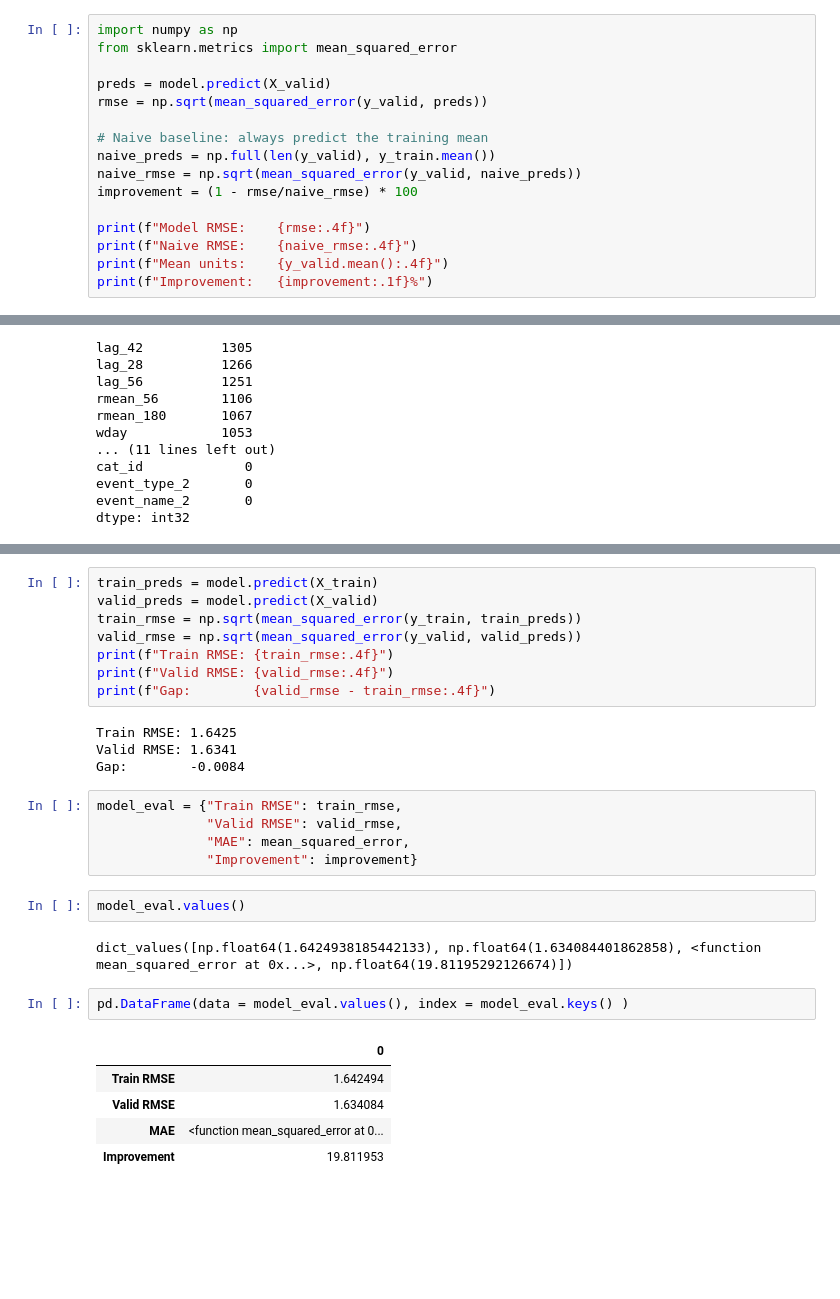
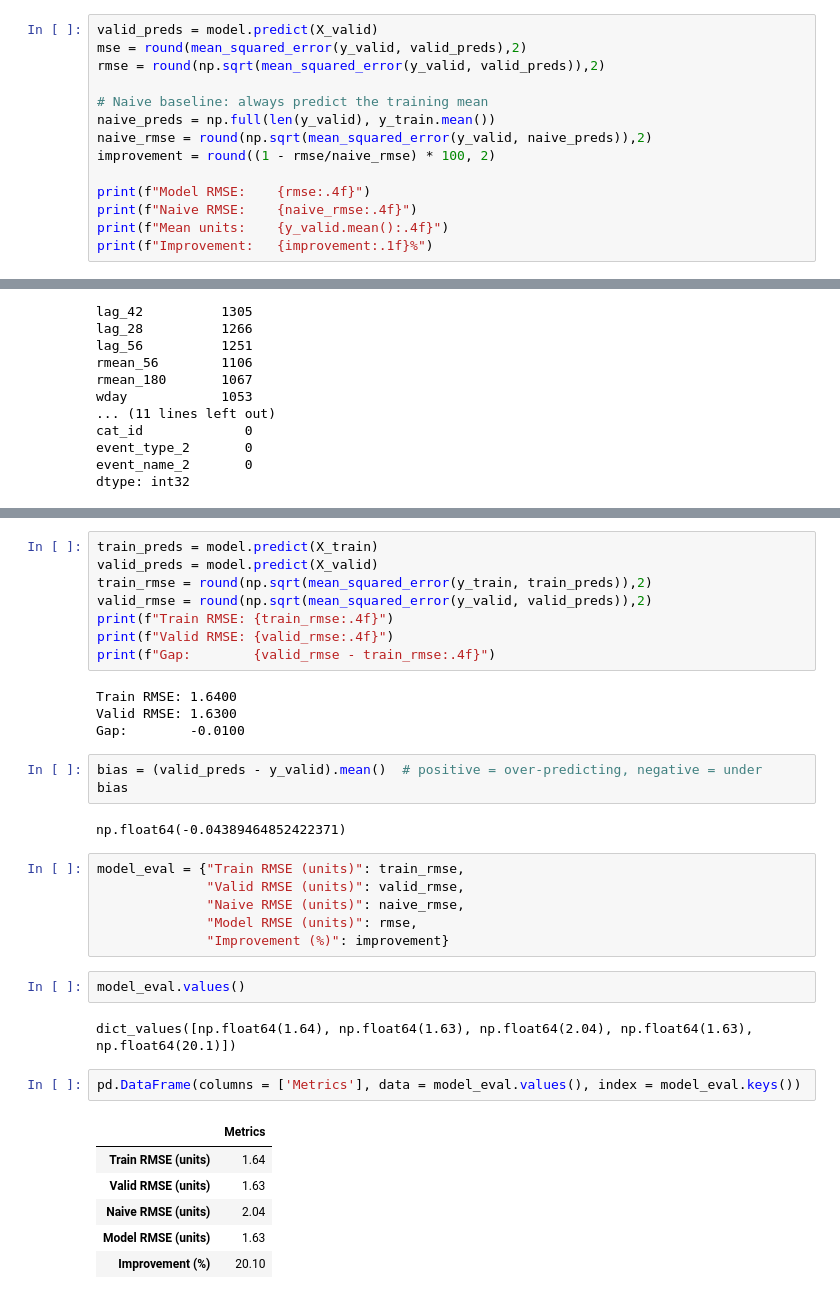
Before and after one commit to Hassan3924/M5-Forecasting, a Jupyter notebook: main.ipynb, the cells around one changed output, grey strips where cells are left out. Saved outputs shown, nothing was run; the diff lists cells and outputs as text; blank space fills up the shorter version.

Commit message:
Training the model further:

```diff
--- a/main.ipynb
+++ b/main.ipynb
@@ -1139,16 +1082,14 @@ Early stopping, best iteration is:
 LGBMRegressor(colsample_bytree=0.8, learning_rate=0.05, n_estimators=1000,
               n_jobs=-1, num_leaves=127, random_state=42, subsample=0.8)
 # %%
-import numpy as np
-from sklearn.metrics import mean_squared_error
-
-preds = model.predict(X_valid)
-rmse = np.sqrt(mean_squared_error(y_valid, preds))
+valid_preds = model.predict(X_valid)
+mse = round(mean_squared_error(y_valid, valid_preds),2)
+rmse = round(np.sqrt(mean_squared_error(y_valid, valid_preds)),2)
 
 # Naive baseline: always predict the training mean
 naive_preds = np.full(len(y_valid), y_train.mean())
-naive_rmse = np.sqrt(mean_squared_error(y_valid, naive_preds))
-improvement = (1 - rmse/naive_rmse) * 100
+naive_rmse = round(np.sqrt(mean_squared_error(y_valid, naive_preds)),2)
+improvement = round((1 - rmse/naive_rmse) * 100, 2)
 
 print(f"Model RMSE:    {rmse:.4f}")
 print(f"Naive RMSE:    {naive_rmse:.4f}")
@@ -1207,29 +1153,36 @@ dtype: int32
 # %%
 train_preds = model.predict(X_train)
 valid_preds = model.predict(X_valid)
-train_rmse = np.sqrt(mean_squared_error(y_train, train_preds))
-valid_rmse = np.sqrt(mean_squared_error(y_valid, valid_preds))
+train_rmse = round(np.sqrt(mean_squared_error(y_train, train_preds)),2)
+valid_rmse = round(np.sqrt(mean_squared_error(y_valid, valid_preds)),2)
 print(f"Train RMSE: {train_rmse:.4f}")
 print(f"Valid RMSE: {valid_rmse:.4f}")
 print(f"Gap:        {valid_rmse - train_rmse:.4f}")
 # %% [output]
-Train RMSE: 1.6425
-Valid RMSE: 1.6341
-Gap:        -0.0084
+Train RMSE: 1.6400
+Valid RMSE: 1.6300
+Gap:        -0.0100
+# %%
+bias = (valid_preds - y_valid).mean()  # positive = over-predicting, negative = under
+bias
+# %% [output]
+np.float64(-0.04389464852422371)
 # %%
-model_eval = {"Train RMSE": train_rmse,
-              "Valid RMSE": valid_rmse,
-              "MAE": mean_squared_error,
-              "Improvement": improvement}
+model_eval = {"Train RMSE (units)": train_rmse,
+              "Valid RMSE (units)": valid_rmse,
+              "Naive RMSE (units)": naive_rmse,
+              "Model RMSE (units)": rmse,
+              "Improvement (%)": improvement}
 # %%
 model_eval.values()
 # %% [output]
-dict_values([np.float64(1.6424938185442133), np.float64(1.634084401862858), <function mean_squared_error at 0x...>, np.float64(19.81195292126674)])
+dict_values([np.float64(1.64), np.float64(1.63), np.float64(2.04), np.float64(1.63), np.float64(20.1)])
 # %%
-pd.DataFrame(data = model_eval.values(), index = model_eval.keys() )
+pd.DataFrame(columns = ['Metrics'], data = model_eval.values(), index = model_eval.keys())
 # %% [output]
-|  | 0 |
-| Train RMSE | 1.642494 |
-| Valid RMSE | 1.634084 |
-| MAE | <function mean_squared_error at 0... |
-| Improvement | 19.811953 |
+|  | Metrics |
+| Train RMSE (units) | 1.64 |
+| Valid RMSE (units) | 1.63 |
+| Naive RMSE (units) | 2.04 |
+| Model RMSE (units) | 1.63 |
+| Improvement (%) | 20.10 |
```
Also changed, not shown: parts of 23 cells of this notebook.
